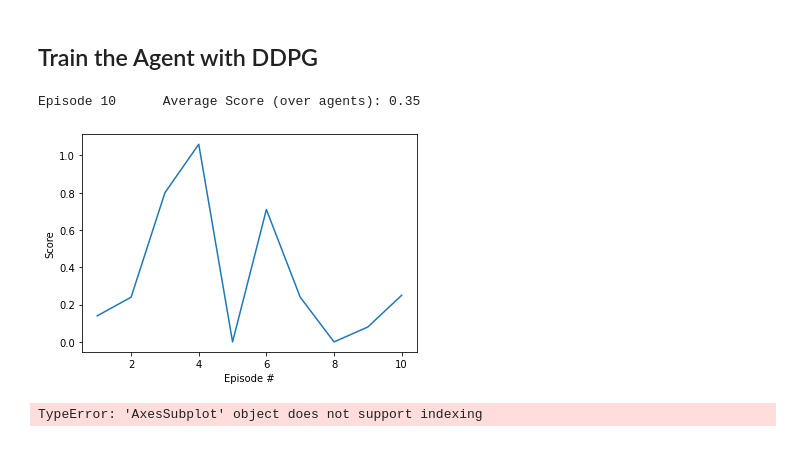
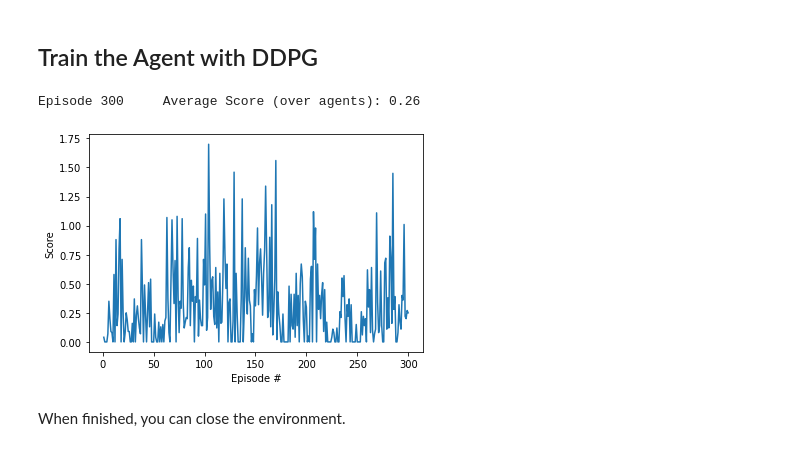
Before and after one commit to kaaloo/p2_continuous-control, a Jupyter notebook: Continuous_Control.ipynb, the cells around one changed output. Saved outputs shown, nothing was run; the diff lists cells and outputs as text; code cells hidden in the pictures.

```diff
--- a/Continuous_Control.ipynb
+++ b/Continuous_Control.ipynb
@@ -159,47 +155,39 @@ def ddpg(n_episodes=300, max_t=300, print_every=100):
             next_states = env_info.vector_observations
             rewards = env_info.rewards
             dones = env_info.local_done
             for agent, state, action, reward, next_state, done in zip(agents, states, actions, rewards, next_states, dones):
                 agent.step(state, action, reward, next_state, done)
             states = next_states
             scores += rewards
             if np.any(dones):
                 break
 
         for score, scores_deque in zip(scores, all_scores_deques):
             scores_deque.append(score)
         all_scores = np.append(all_scores, np.reshape(scores, (num_agents,1)), axis=1)
 
+        avg_score = np.mean(all_scores_deques)
         print('\rEpisode {}\tAverage Score (over agents): {:.2f}'.format(
-            i_episode, np.mean(scores_deque)), end="")
+            i_episode, avg_score), end="")
         high_scorer = agents[np.argmax(np.mean(all_scores_deques, axis=1))]
         torch.save(high_scorer.actor_local.state_dict(), 'checkpoint_actor.pth')
         torch.save(high_scorer.critic_local.state_dict(), 'checkpoint_critic.pth')
-        if i_episode % print_every == 0:
-            print('\rEpisode {}\tAverage Score (over agents): {:.2f}'.format(
-                i_episode, np.mean(all_scores_deque)))
+
+        if avg_score >= 30.0:
+            print('\rSolved at episide {}!  With average score: {:.2f}').format(i_episode, avg_score)
 
     return all_scores
 
 
 all_scores = ddpg()
 
 fig, axs = plt.subplots(num_agents)
 for ax, scores in zip(axs.flat if num_agents > 1 else [axs], all_scores):
     ax.plot(np.arange(1, len(scores)+1), scores)
     ax.set(xlabel='Episode #', ylabel='Score')
     ax.plot()
 # %% [output]
-Episode 10      Average Score (over agents): 0.35
+Episode 300     Average Score (over agents): 0.26
-[figure, old version]
+[figure, new version]
-# %%
-# Some example data to display
-x = np.linspace(0, 2 * np.pi, 400)
-y = np.sin(x ** 2)
-
-fig, axs = plt.subplots(1)
-fig.suptitle('Vertically stacked subplots')
-for i in range(2):
-    axs[i].plot(x, y)
-# %% [output]
-TypeError: 'AxesSubplot' object does not support indexing
+# %% [markdown]
+When finished, you can close the environment.
```
Also changed, not shown: parts of 4 cells of this notebook, 5 other files.
